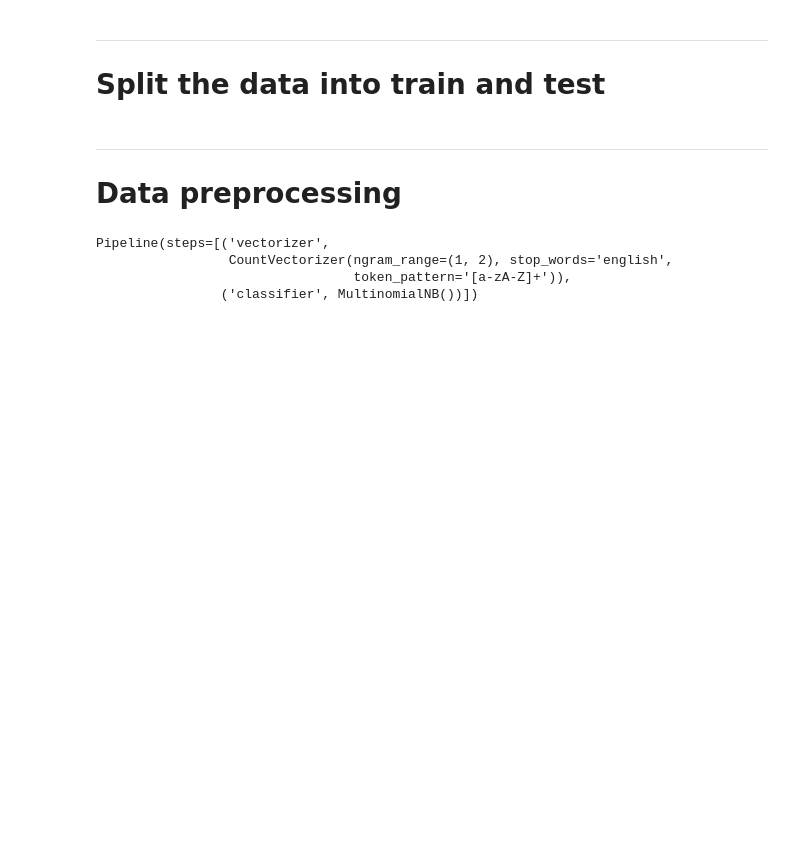
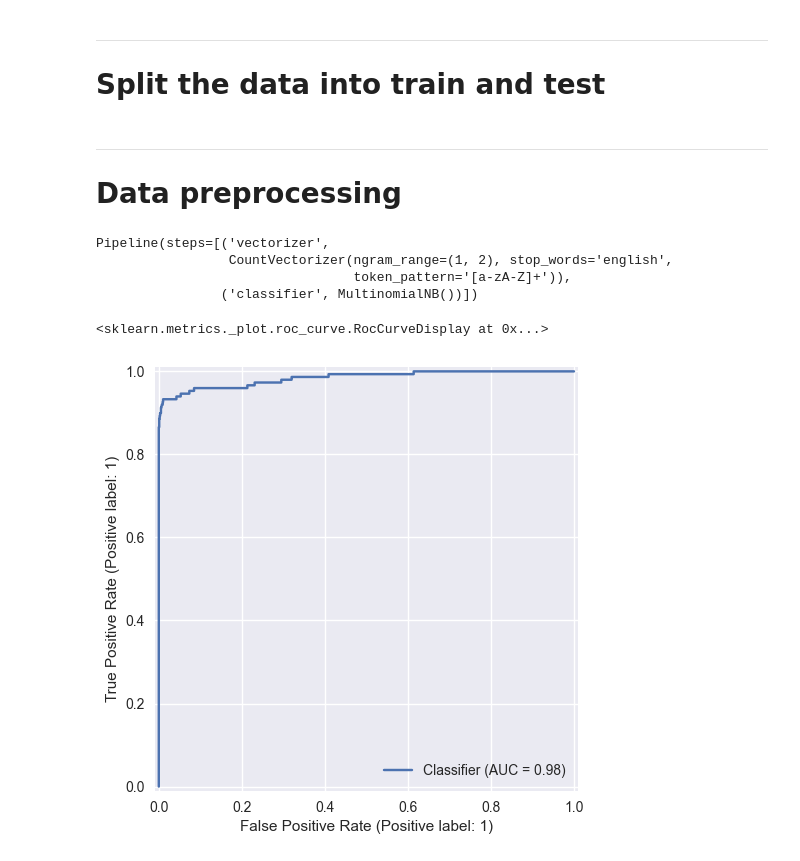
Before and after one commit to EmreArapcicUevak/AID201-Project-Spam-Detection, a Jupyter notebook: Main.ipynb, the cells around one changed output. Saved outputs shown, nothing was run; the diff lists cells and outputs as text; code cells hidden in the pictures; blank space fills up the shorter version.

Commit message:
Add the ROC curve to see the quality of the classifier.

```diff
--- a/Main.ipynb
+++ b/Main.ipynb
@@ -81,6 +81,8 @@ X_train, X_test, y_train, y_test = train_test_split(X, y, test_size=0.2, random_
 
 X_train = X_train.squeeze()
 X_test  = X_test.squeeze()
+X_test = X_test.squeeze()
+y_test = y_test.squeeze()
 # %% [markdown]
 ---
 # Data preprocessing
@@ -105,3 +107,11 @@ Pipeline(steps=[('vectorizer',
                  CountVectorizer(ngram_range=(1, 2), stop_words='english',
                                  token_pattern='[a-zA-Z]+')),
                 ('classifier', MultinomialNB())])
+# %%
+from sklearn.metrics import RocCurveDisplay
+y_true = y_test.map(lambda x : 1 if x else 0)
+y_score = spam_filter.predict_proba(X_test)[:,1]
+RocCurveDisplay.from_predictions(y_true, y_score)
+# %% [output]
+<sklearn.metrics._plot.roc_curve.RocCurveDisplay at 0x...>
+[figure, added]
```
